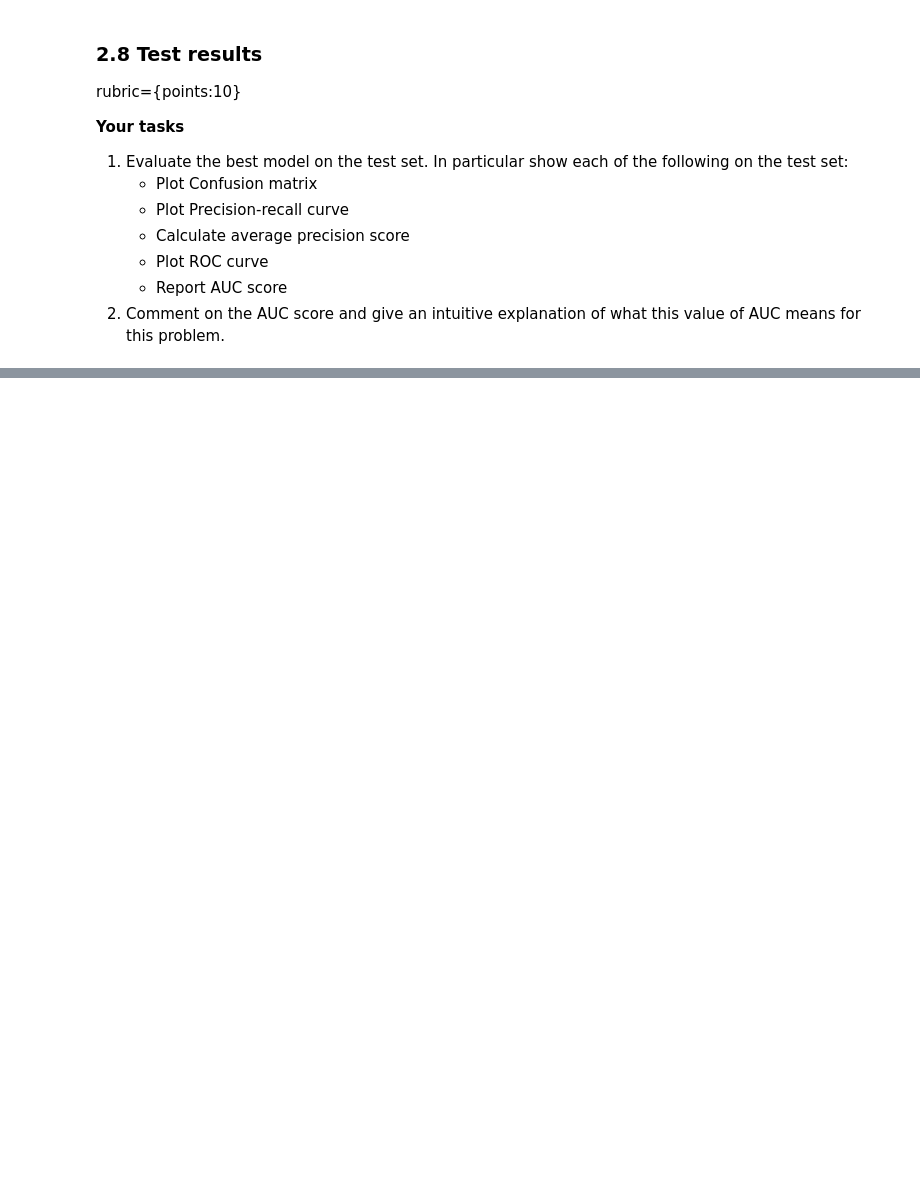
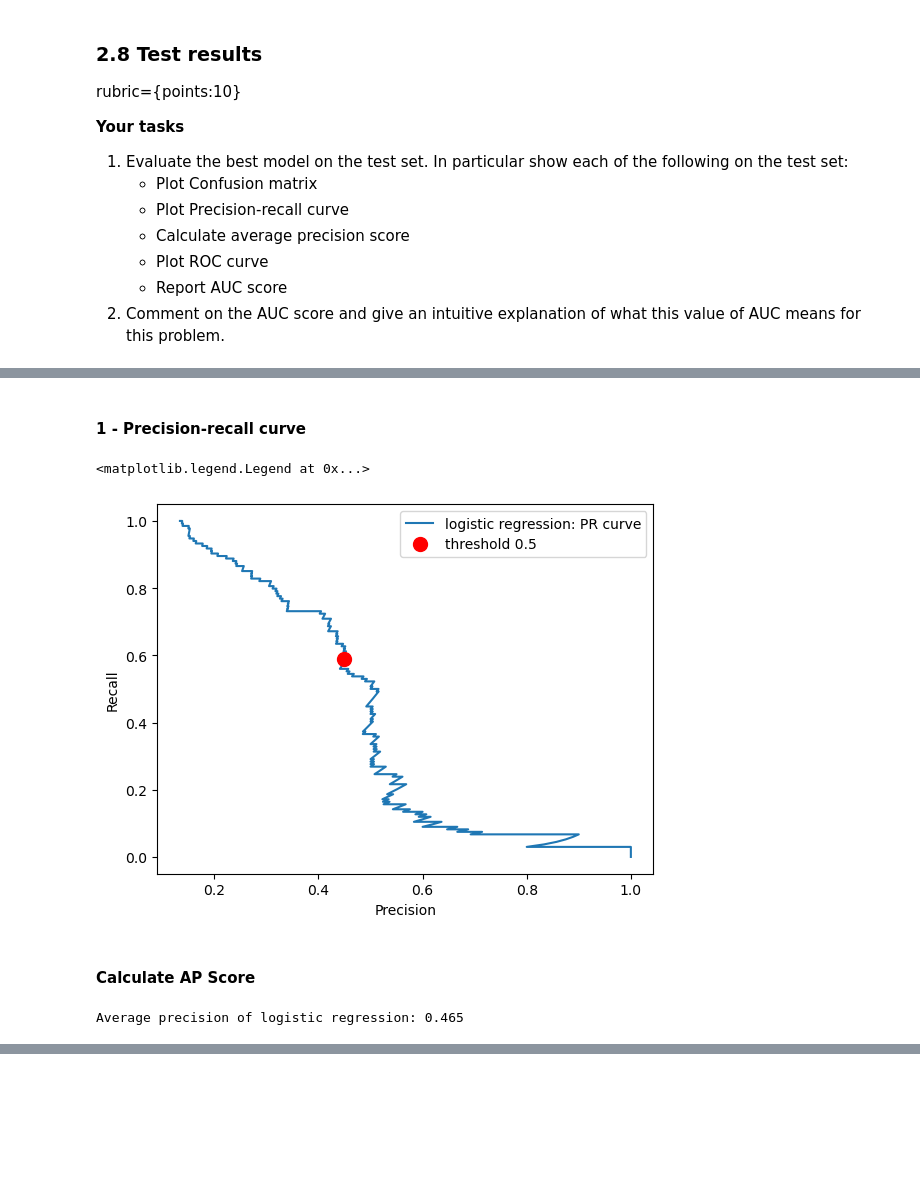
Before and after one commit to kennyjhcheng/cpsc330-2022W2, a Jupyter notebook: hw/hw5/hw5.ipynb, the cells around one changed output, grey strips where cells are left out. Saved outputs shown, nothing was run; the diff lists cells and outputs as text; code cells hidden in the pictures; blank space fills up the shorter version.

```diff
--- a/hw/hw5/hw5.ipynb
+++ b/hw/hw5/hw5.ipynb
@@ -570,0 +690,27 @@ rubric={points:10}
+# %% [markdown]
+#### 1 - Precision-recall curve
+# %%
+precision, recall, thresholds = precision_recall_curve(
+    y_test, pipe_lr_best.predict_proba(X_test)[:, 1]
+)
+plt.plot(precision, recall, label="logistic regression: PR curve")
+plt.xlabel("Precision")
+plt.ylabel("Recall")
+plt.plot(
+    precision_score(y_test, pipe_lr_best.predict(X_test)),
+    recall_score(y_test, pipe_lr_best.predict(X_test)),
+    "or",
+    markersize=10,
+    label="threshold 0.5",
+)
+plt.legend(loc="best")
+# %% [output]
+<matplotlib.legend.Legend at 0x...>
+[figure, added]
+# %% [markdown]
+#### Calculate AP Score
+# %%
+ap_lr = average_precision_score(y_test, pipe_lr_best.predict_proba(X_test)[:, 1])
+print("Average precision of logistic regression: {:.3f}".format(ap_lr))
+# %% [output]
+Average precision of logistic regression: 0.465
```
Also changed, not shown: parts of 51 cells of this notebook.
